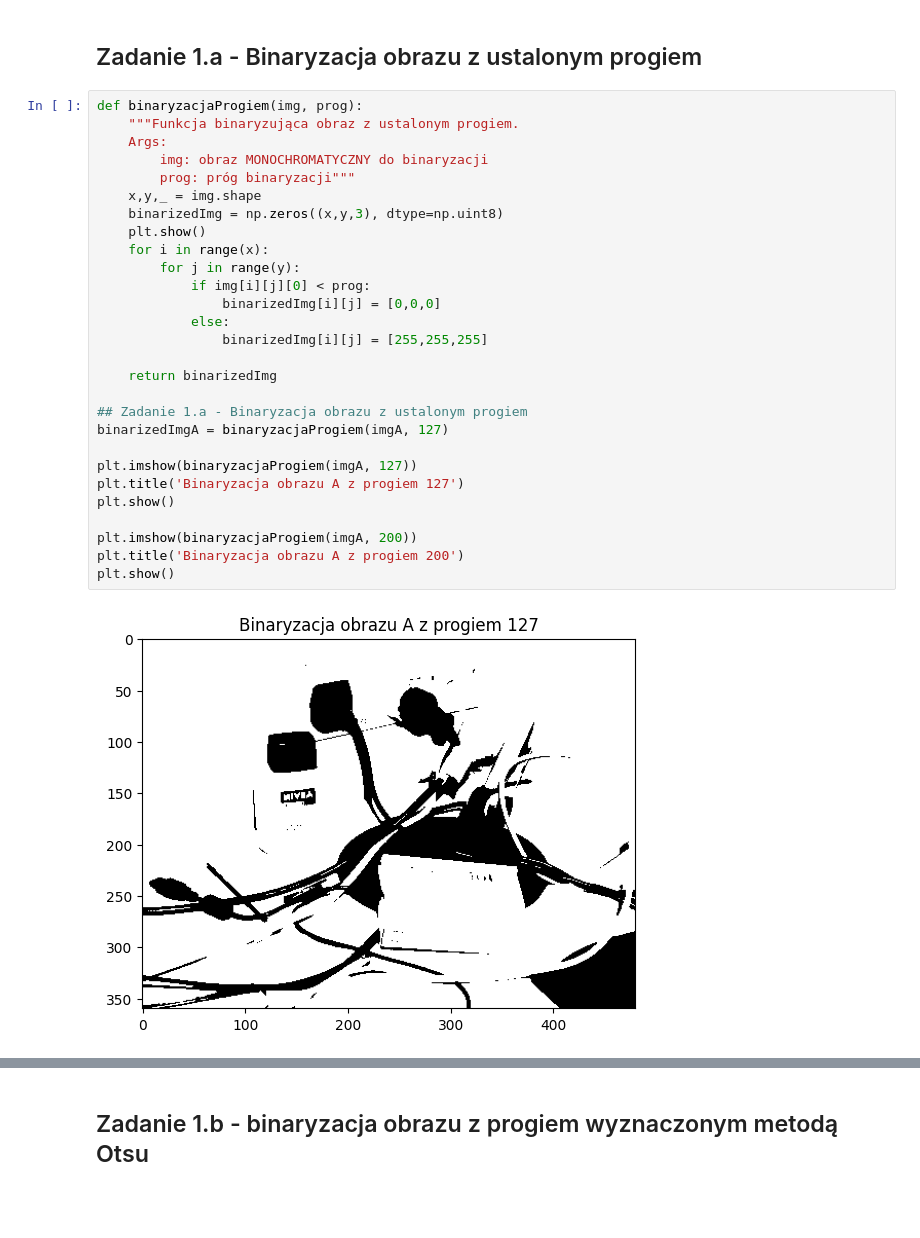
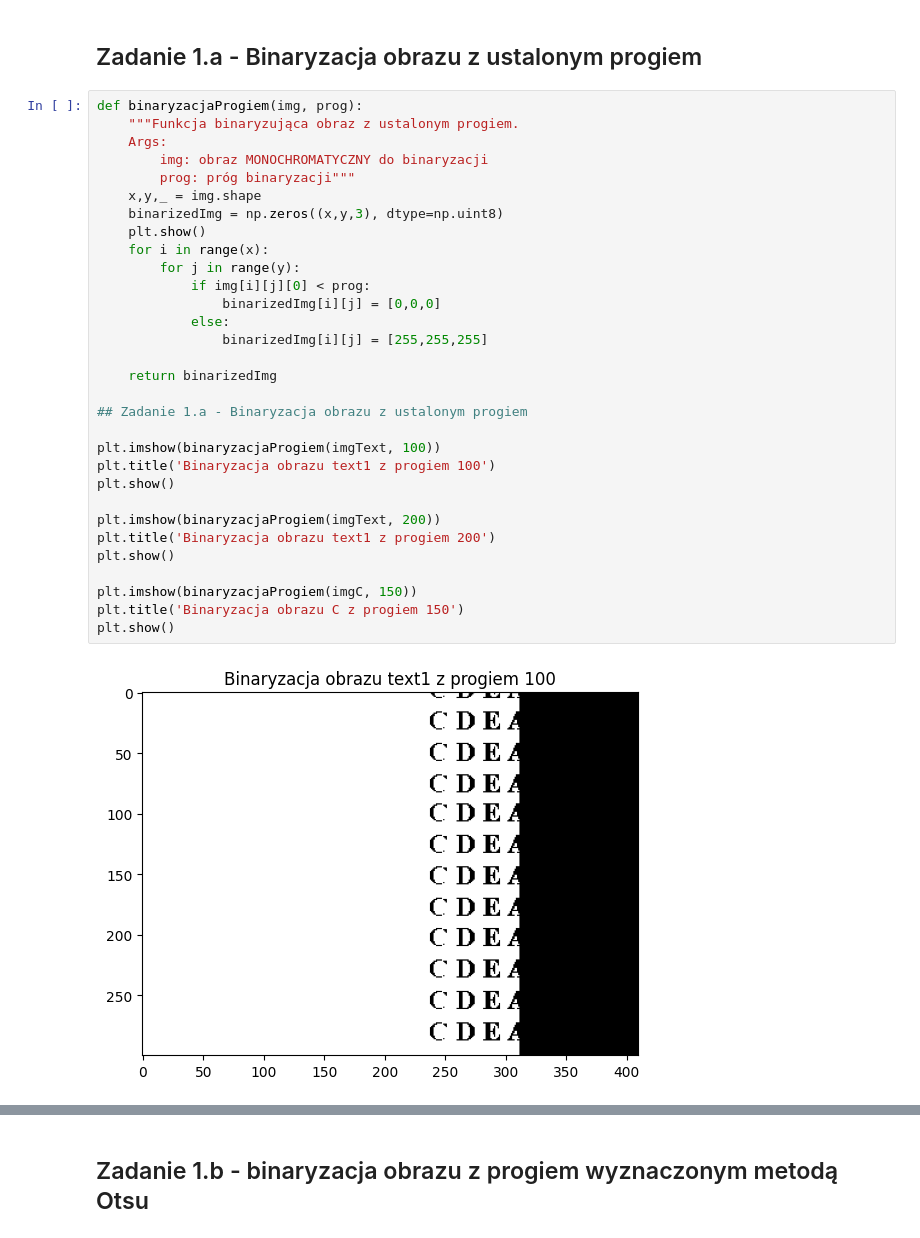
Before and after one commit to Isembart/Grafika-Komputerowa, a Jupyter notebook: Lab2/lab2.ipynb, the cells around one changed output, grey strips where cells are left out. Saved outputs shown, nothing was run; the diff lists cells and outputs as text; blank space fills up the shorter version.

```diff
--- a/Lab2/lab2.ipynb
+++ b/Lab2/lab2.ipynb
@@ -18,30 +18,33 @@ imgText = cv2.imread('text1.bmp')
 # %%
 def binaryzacjaProgiem(img, prog):
     """Funkcja binaryzująca obraz z ustalonym progiem.
     Args:
         img: obraz MONOCHROMATYCZNY do binaryzacji
         prog: próg binaryzacji"""
     x,y,_ = img.shape
     binarizedImg = np.zeros((x,y,3), dtype=np.uint8)
     plt.show()
     for i in range(x):
         for j in range(y):
             if img[i][j][0] < prog:
                 binarizedImg[i][j] = [0,0,0]
             else:
                 binarizedImg[i][j] = [255,255,255]
 
     return binarizedImg
 
 ## Zadanie 1.a - Binaryzacja obrazu z ustalonym progiem
-binarizedImgA = binaryzacjaProgiem(imgA, 127)
 
-plt.imshow(binaryzacjaProgiem(imgA, 127))
-plt.title('Binaryzacja obrazu A z progiem 127')
+plt.imshow(binaryzacjaProgiem(imgText, 100))
+plt.title('Binaryzacja obrazu text1 z progiem 100')
 plt.show()
 
-plt.imshow(binaryzacjaProgiem(imgA, 200))
-plt.title('Binaryzacja obrazu A z progiem 200')
+plt.imshow(binaryzacjaProgiem(imgText, 200))
+plt.title('Binaryzacja obrazu text1 z progiem 200')
 plt.show()
+
+plt.imshow(binaryzacjaProgiem(imgC, 150))
+plt.title('Binaryzacja obrazu C z progiem 150')
+plt.show()
 # %% [output]
-[figure, old version]
+[figure, new version]
```
Also changed, not shown: parts of 5 cells of this notebook.
